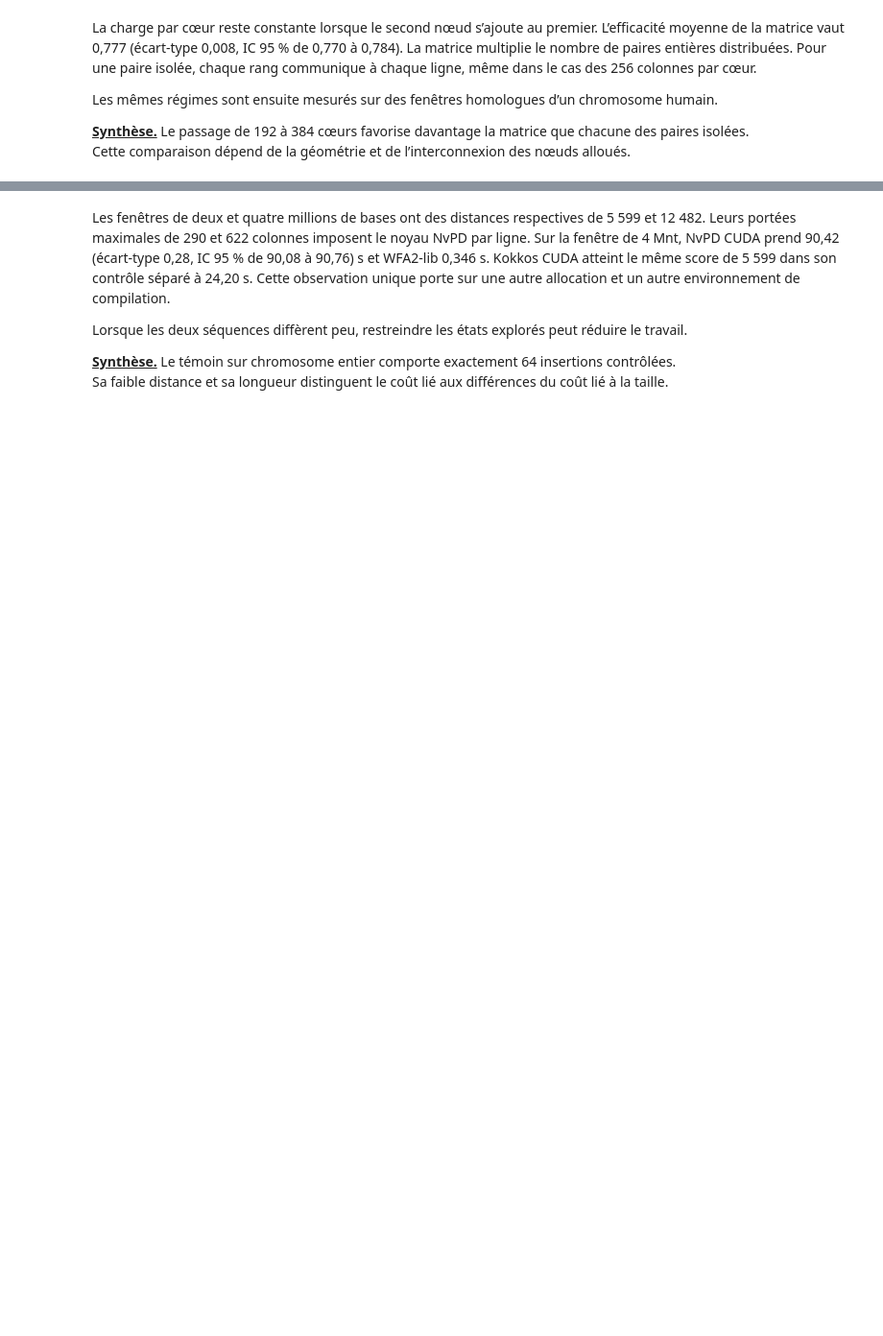
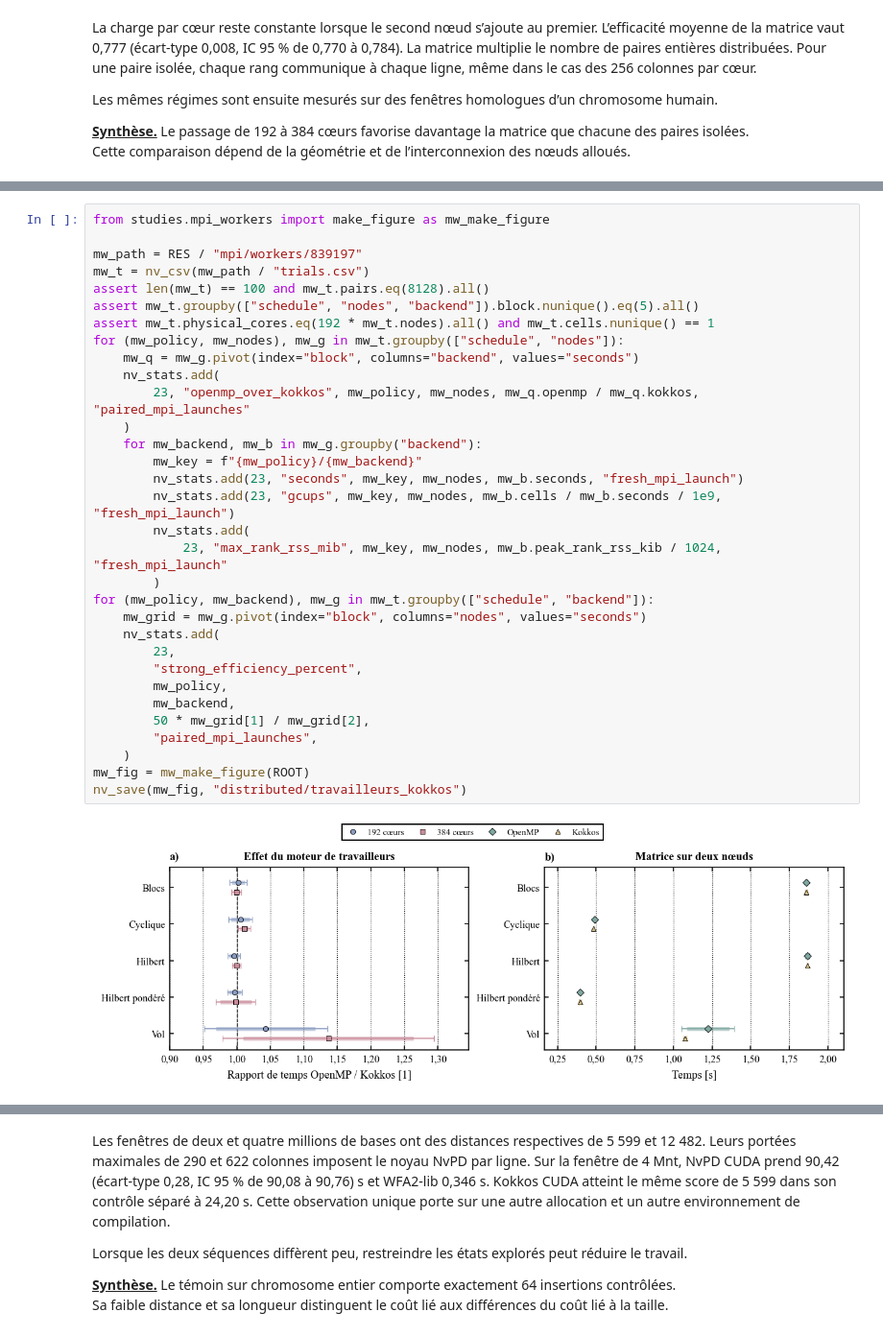
Before and after one commit to wolf75222/nvpd-edit-distance, a Jupyter notebook: notebooks/profil_nvpd.ipynb, the cells around one changed output, grey strips where cells are left out. Shown at 96% size. Drawn from its saved outputs; the diff is of its cells as text; blank space fills up the shorter version.

```diff
--- a/notebooks/profil_nvpd.ipynb
+++ b/notebooks/profil_nvpd.ipynb
@@ -1890,0 +2119,34 @@ Le coût des appels et l’espace de travail peuvent ensuite être étudiés sur
+# %%
+from studies.mpi_workers import make_figure as mw_make_figure
+
+mw_path = RES / "mpi/workers/839197"
+mw_t = nv_csv(mw_path / "trials.csv")
+assert len(mw_t) == 100 and mw_t.pairs.eq(8128).all()
+assert mw_t.groupby(["schedule", "nodes", "backend"]).block.nunique().eq(5).all()
+assert mw_t.physical_cores.eq(192 * mw_t.nodes).all() and mw_t.cells.nunique() == 1
+for (mw_policy, mw_nodes), mw_g in mw_t.groupby(["schedule", "nodes"]):
+    mw_q = mw_g.pivot(index="block", columns="backend", values="seconds")
+    nv_stats.add(
+        23, "openmp_over_kokkos", mw_policy, mw_nodes, mw_q.openmp / mw_q.kokkos, "paired_mpi_launches"
+    )
+    for mw_backend, mw_b in mw_g.groupby("backend"):
+        mw_key = f"{mw_policy}/{mw_backend}"
+        nv_stats.add(23, "seconds", mw_key, mw_nodes, mw_b.seconds, "fresh_mpi_launch")
+        nv_stats.add(23, "gcups", mw_key, mw_nodes, mw_b.cells / mw_b.seconds / 1e9, "fresh_mpi_launch")
+        nv_stats.add(
+            23, "max_rank_rss_mib", mw_key, mw_nodes, mw_b.peak_rank_rss_kib / 1024, "fresh_mpi_launch"
+        )
+for (mw_policy, mw_backend), mw_g in mw_t.groupby(["schedule", "backend"]):
+    mw_grid = mw_g.pivot(index="block", columns="nodes", values="seconds")
+    nv_stats.add(
+        23,
+        "strong_efficiency_percent",
+        mw_policy,
+        mw_backend,
+        50 * mw_grid[1] / mw_grid[2],
+        "paired_mpi_launches",
+    )
+mw_fig = mw_make_figure(ROOT)
+nv_save(mw_fig, "distributed/travailleurs_kokkos")
+# %% [output]
+[figure, added]
```
Also changed, not shown: parts of 155 cells of this notebook, 30 other files.
